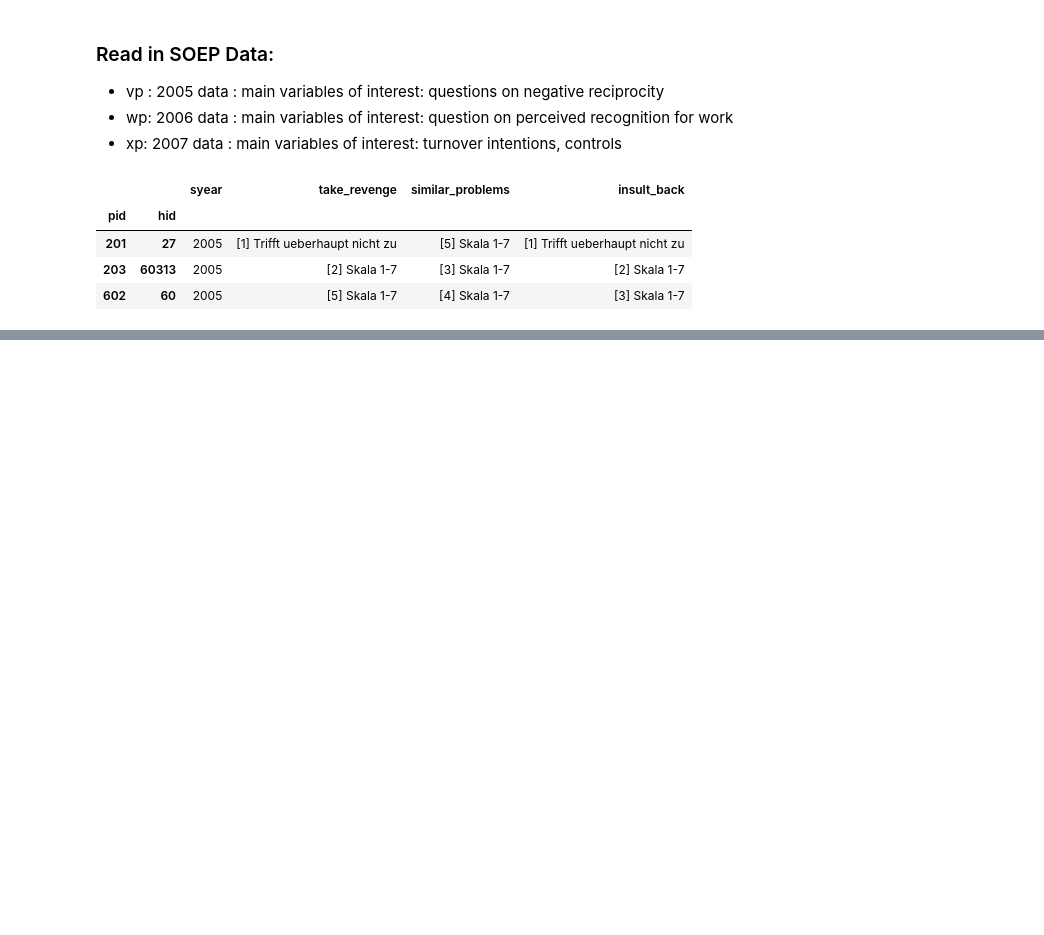
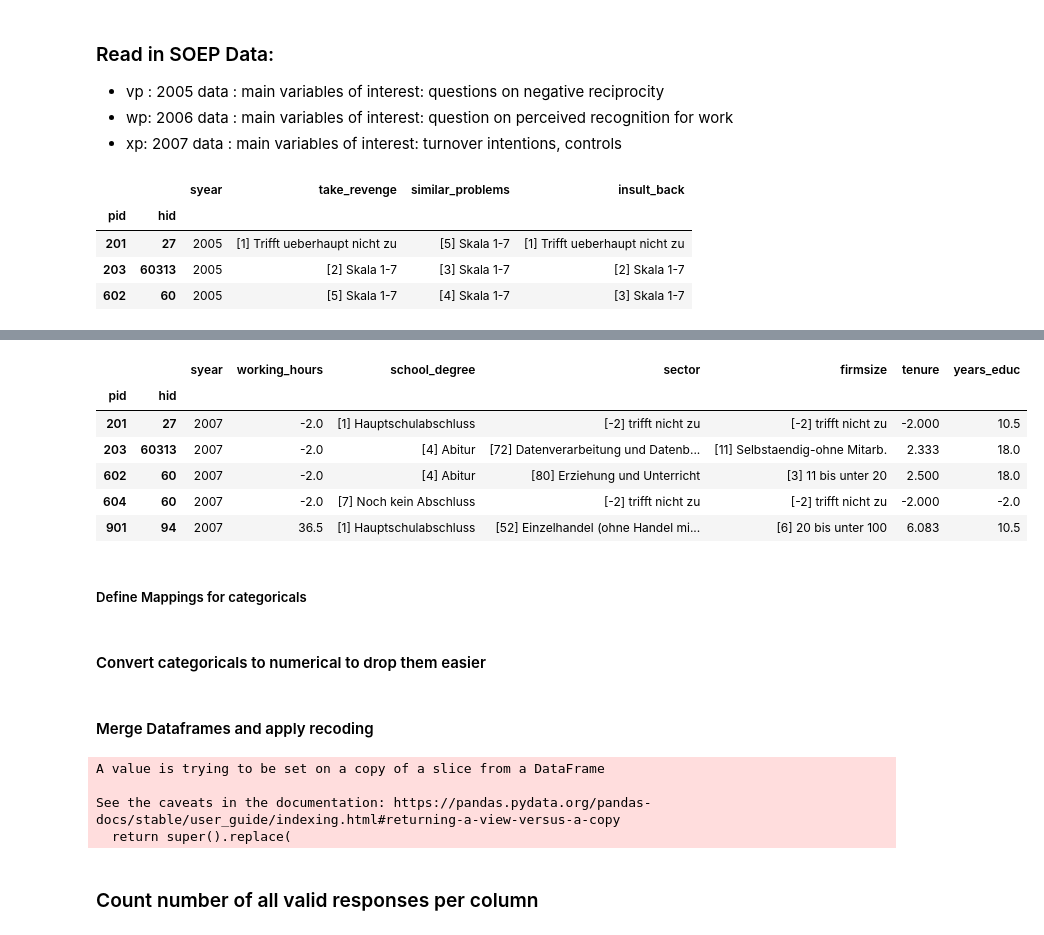
Before and after one commit to maxxxbb/ResearchModule, a Jupyter notebook: src/data_management/FirstRegression.ipynb, the cells around one changed output, grey strips where cells are left out. Cells and saved outputs as stored; diff of their text form; code cells hidden in the pictures; blank space fills up the shorter version.

```diff
--- a/src/data_management/FirstRegression.ipynb
+++ b/src/data_management/FirstRegression.ipynb
@@ -61,0 +64,17 @@ df_07.head(3)
+# %%
+# read in 2007 data from work module
+
+# adapt path and merge
+hours07 = pd.read_stata(file_paths_2[2], columns=["pid","hid", "syear", "xvebzeit", "xpsbil", "nace07", "betr07", "xerwzeit", "xbilzeit"]).set_index(['pid', 'hid'])
+work07 = hours07.rename(columns={'xvebzeit': 'working_hours', "xpsbil": "school_degree", "nace07": "sector", "betr07": "firmsize", "xerwzeit": "tenure" , "xbilzeit" : "years_educ"})
+work07.head(5)
+# %% [output]
+|  |  | syear | working_hours | school_degree | sector | firmsize | tenure | years_educ |
+| pid | hid |  |  |  |  |  |  |  |
+| 201 | 27 | 2007 | -2.0 | [1] Hauptschulabschluss | [-2] trifft nicht zu | [-2] trifft nicht zu | -2.000 | 10.5 |
+| 203 | 60313 | 2007 | -2.0 | [4] Abitur | [72] Datenverarbeitung und Datenb... | [11] Selbstaendig-ohne Mitarb. | 2.333 | 18.0 |
+| 602 | 60 | 2007 | -2.0 | [4] Abitur | [80] Erziehung und Unterricht | [3] 11 bis unter 20 | 2.500 | 18.0 |
+| 604 | 60 | 2007 | -2.0 | [7] Noch kein Abschluss | [-2] trifft nicht zu | [-2] trifft nicht zu | -2.000 | -2.0 |
+| 901 | 94 | 2007 | 36.5 | [1] Hauptschulabschluss | [52] Einzelhandel (ohne Handel mi... | [6] 20 bis unter 100 | 6.083 | 10.5 |
+# %% [markdown]
+##### Define Mappings for categoricals
@@ -61,0 +252,2 @@ df_07.head(3)
+# %% [markdown]
+#### Convert categoricals to numerical to drop them easier
@@ -61,0 +285,13 @@ df_07.head(3)
+# %% [markdown]
+#### Merge Dataframes and apply recoding
+# %%
+# Merge dataframes: a bit tough to read as its nested, merges 4 dataframes: 2005,2006,2007 and 2007gen
+allmerged_df = pd.merge(pd.merge(pd.merge(df_05,df_06,on=["pid", "hid"]),work07,on=["pid","hid"]),df_07,on=["pid", "hid"])
+recoded = recode_categoricals(allmerged_df).astype('int')
+# %% [output]
+A value is trying to be set on a copy of a slice from a DataFrame
+
+See the caveats in the documentation: https://pandas.pydata.org/pandas-docs/stable/user_guide/indexing.html#returning-a-view-versus-a-copy
+  return super().replace(
+# %% [markdown]
+### Count number of all valid responses per column
```
Also changed, not shown: parts of 10 cells of this notebook.
